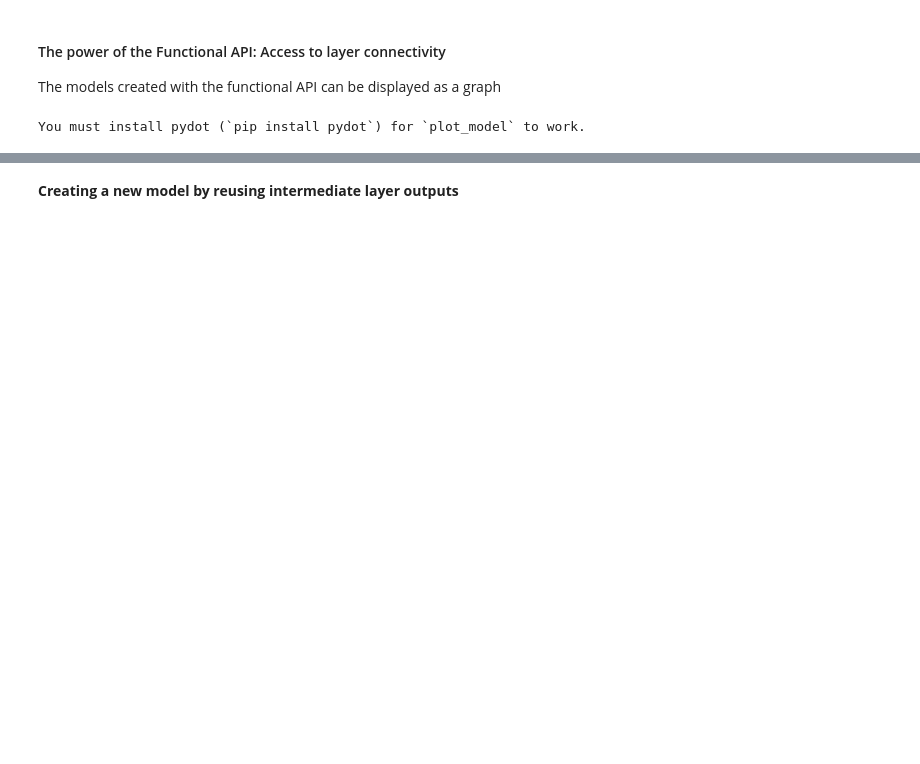
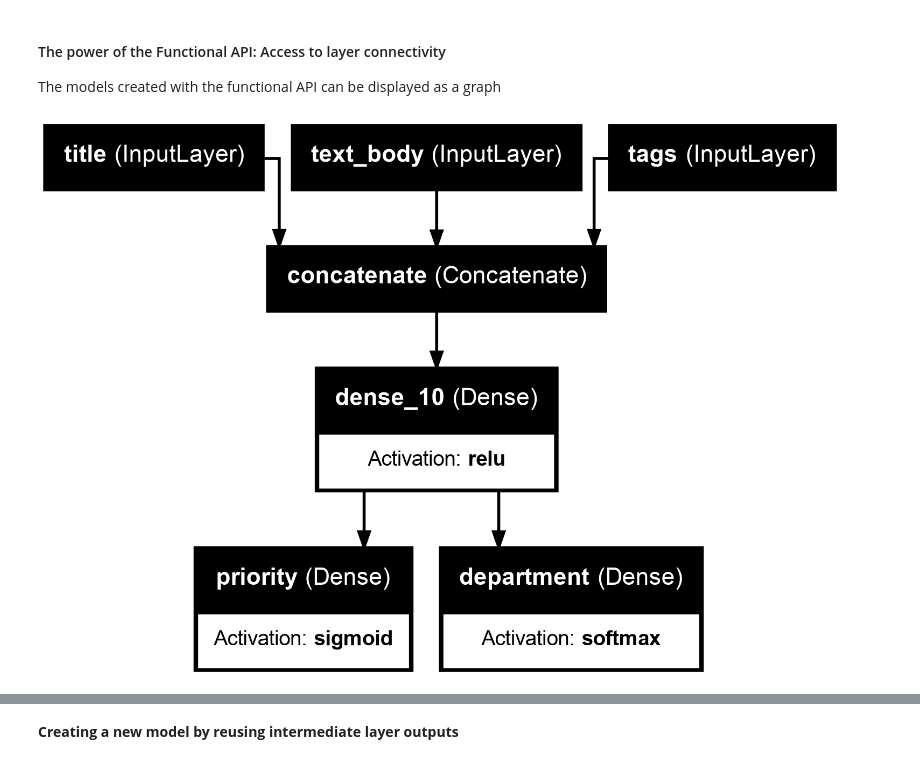
Before and after one commit to joxborrow/deep_learning_with_python, a Jupyter notebook: book_downloads/chapter07_working-with-keras.ipynb, the cells around one changed output, grey strips where cells are left out. Saved outputs shown, nothing was run; the diff lists cells and outputs as text; code cells hidden in the pictures; blank space fills up the shorter version.

```diff
--- a/book_downloads/chapter07_working-with-keras.ipynb
+++ b/book_downloads/chapter07_working-with-keras.ipynb
@@ -334,7 +334,7 @@ priority_preds, department_preds = model.predict(
 
 The models created with the functional API can be displayed as a graph
 # %%
-keras.utils.plot_model(model, "ticket_classifier.png")
+keras.utils.plot_model(model, "ticket_classifier.png", show_layer_names=True, show_layer_activations=True)
 # %% [output]
-You must install pydot (`pip install pydot`) for `plot_model` to work.
+[figure, added]
 # %%
```
Also changed, not shown: parts of 72 cells of this notebook, 13 other files.
